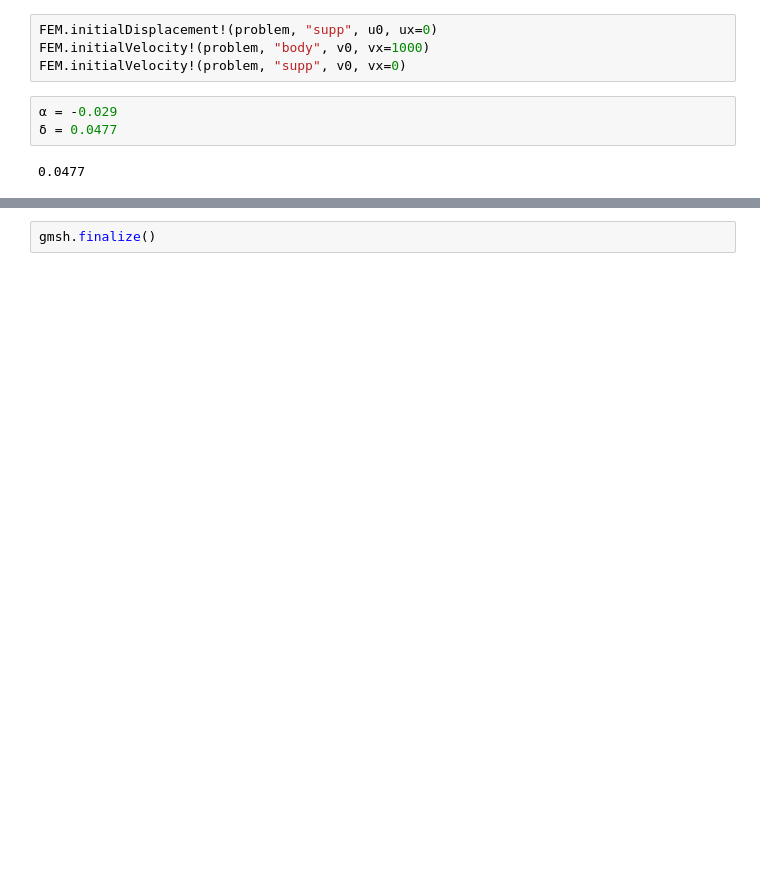
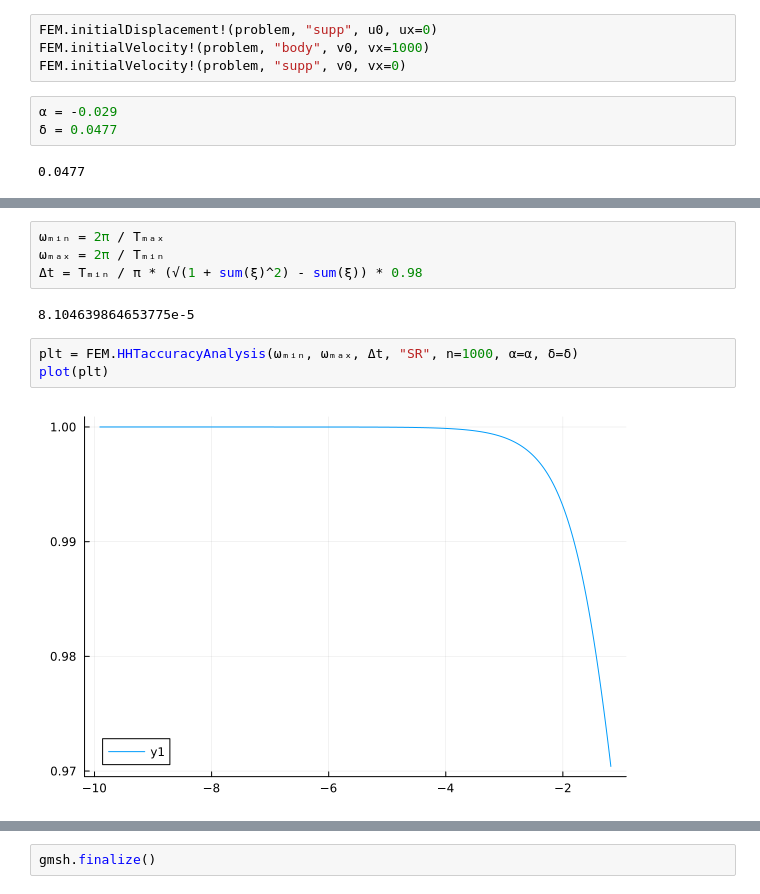
Before and after one commit to perebalazs/LowLevelFEM.jl, a Jupyter notebook: examples/wave_propagation_1D.ipynb, the cells around one changed output, grey strips where cells are left out. Cells and saved outputs as stored; diff of their text form; blank space fills up the shorter version.

Commit message:
HHT-CDM accuracy analysis test

```diff
--- a/examples/wave_propagation_1D.ipynb
+++ b/examples/wave_propagation_1D.ipynb
@@ -67,0 +162,11 @@ FEM.initialVelocity!(problem, "supp", v0, vx=0)
+# %%
+ωₘᵢₙ = 2π / Tₘₐₓ
+ωₘₐₓ = 2π / Tₘᵢₙ
+Δt = Tₘᵢₙ / π * (√(1 + sum(ξ)^2) - sum(ξ)) * 0.98
+# %% [output]
+8.104639864653775e-5
+# %%
+plt = FEM.HHTaccuracyAnalysis(ωₘᵢₙ, ωₘₐₓ, Δt, "SR", n=1000, α=α, δ=δ)
+plot(plt)
+# %% [output]
+[figure, added]
```
Also changed, not shown: parts of 41 cells of this notebook, 2 other files.
